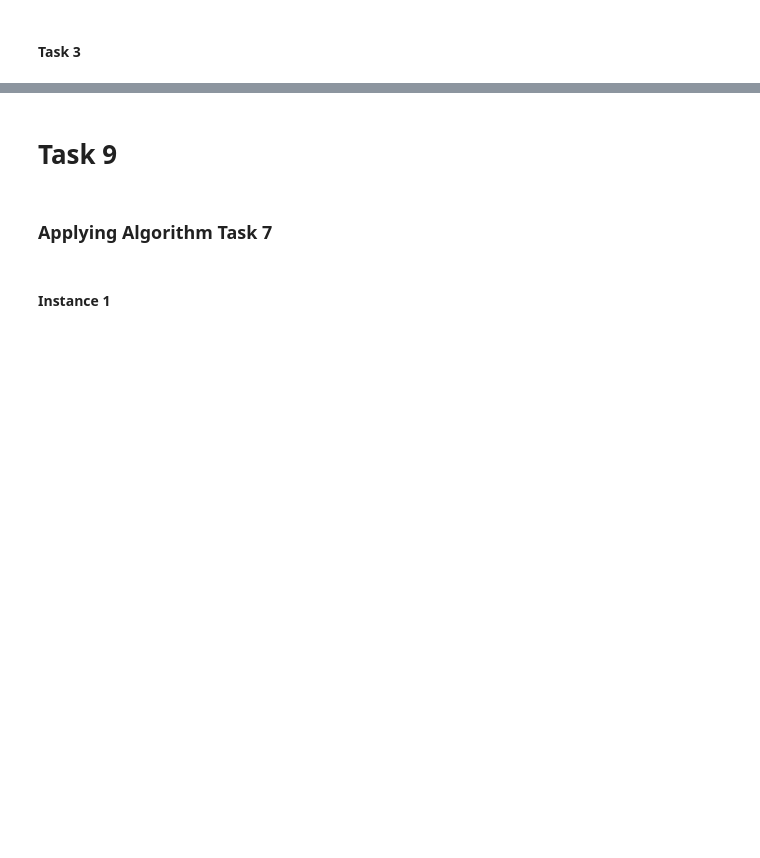
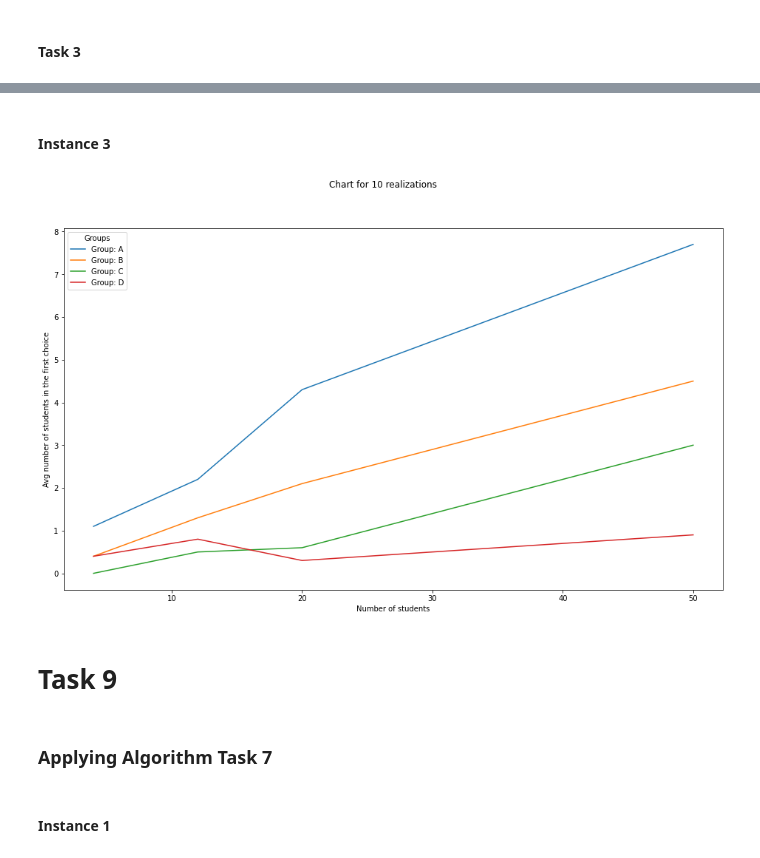
Before and after one commit to brunorabelo/Matching-Under-Constraints, a Jupyter notebook: Tasks.ipynb, the cells around one changed output, grey strips where cells are left out. Saved outputs shown, nothing was run; the diff lists cells and outputs as text; code cells hidden in the pictures; blank space fills up the shorter version.

```diff
--- a/Tasks.ipynb
+++ b/Tasks.ipynb
@@ -107,3 +131,10 @@ plot(x_array, group_array)
+# %% [markdown]
+#### Instance 3
+# %%
+x_array, group_array = instance3.report(algorithm_with_constraints)
+plot(x_array, group_array)
+# %% [output]
+[figure, added]
 # %% [markdown]
 # Task 9
 # %%
```
Also changed, not shown: parts of 13 cells of this notebook, 2 other files.
